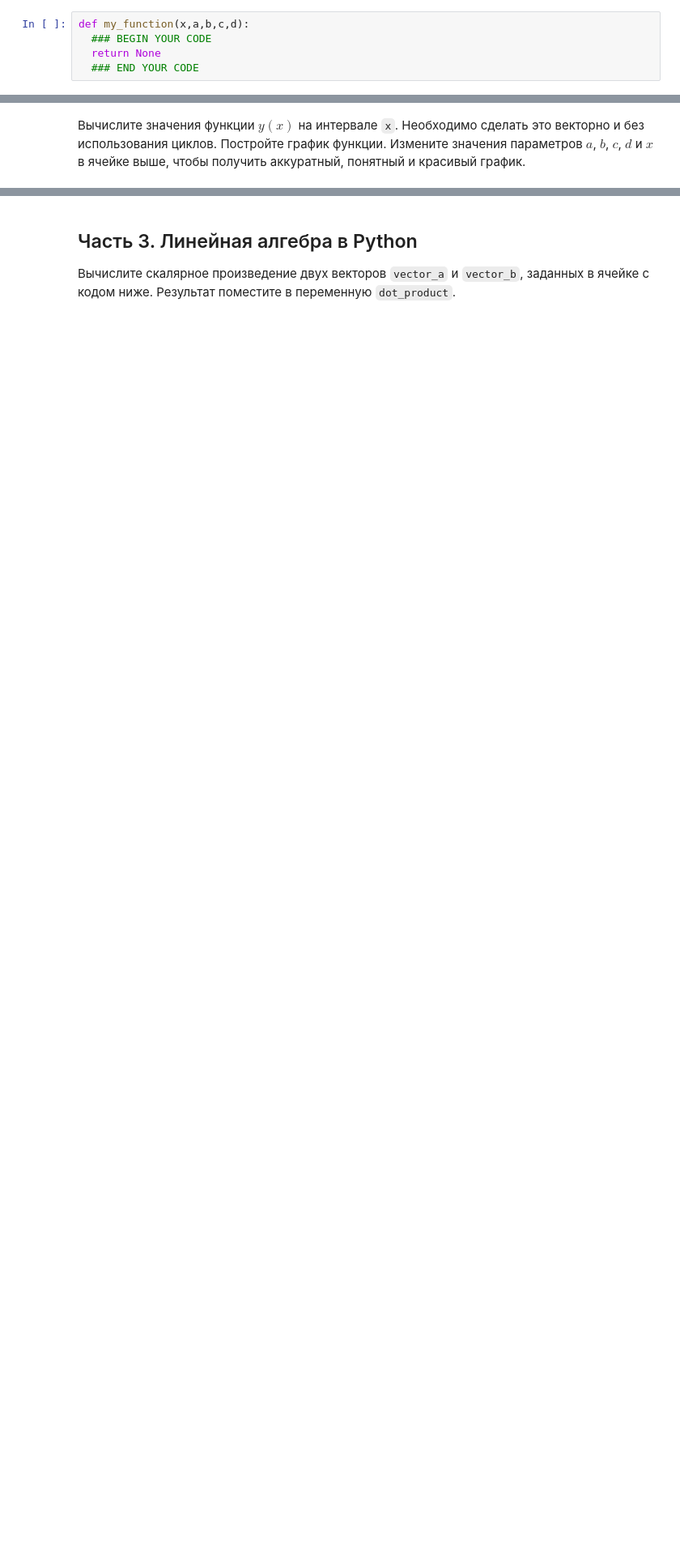
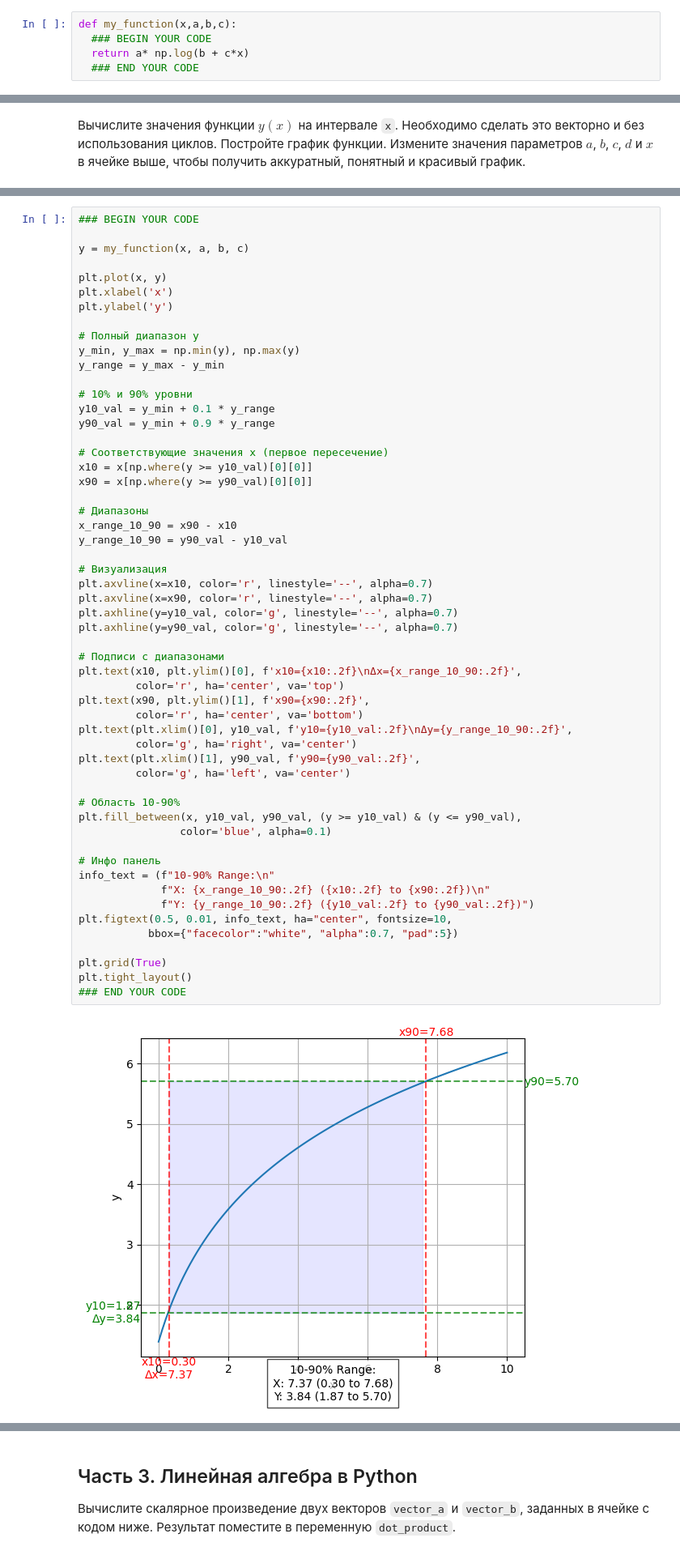
Before and after one commit to necoray/DrawIo, a Jupyter notebook: matplotlib_assignment.ipynb, the cells around one changed output, grey strips where cells are left out. Shown at 81% size. Drawn from its saved outputs; the diff is of its cells as text; blank space fills up the shorter version.

````diff
--- a/matplotlib_assignment.ipynb
+++ b/matplotlib_assignment.ipynb
@@ -50,9 +52,9 @@ def my_function(x,a,b,c,d):
     return a * np.sin(x) ** 2 + b * np.log(x) / np.log(c)
 ```
 # %%
-def my_function(x,a,b,c,d):
+def my_function(x,a,b,c):
   ### BEGIN YOUR CODE
-  return None
+  return a* np.log(b + c*x)
   ### END YOUR CODE
 # %% [markdown]
 Задайте значения для параметров $a$, $b$, $c$, $d$ и укажите диапазон для переменной $x$:
@@ -82,3 +73,60 @@ x = np.linspace(0, 10, 100)
+# %%
+### BEGIN YOUR CODE
+
+y = my_function(x, a, b, c)
+
+plt.plot(x, y)
+plt.xlabel('x')
+plt.ylabel('y')
+
+# Полный диапазон y
+y_min, y_max = np.min(y), np.max(y)
+y_range = y_max - y_min
+
+# 10% и 90% уровни
+y10_val = y_min + 0.1 * y_range
+y90_val = y_min + 0.9 * y_range
+
+# Соответствующие значения x (первое пересечение)
+x10 = x[np.where(y >= y10_val)[0][0]]
+x90 = x[np.where(y >= y90_val)[0][0]]
+
+# Диапазоны
+x_range_10_90 = x90 - x10
+y_range_10_90 = y90_val - y10_val
+
+# Визуализация
+plt.axvline(x=x10, color='r', linestyle='--', alpha=0.7)
+plt.axvline(x=x90, color='r', linestyle='--', alpha=0.7)
+plt.axhline(y=y10_val, color='g', linestyle='--', alpha=0.7)
+plt.axhline(y=y90_val, color='g', linestyle='--', alpha=0.7)
+
+# Подписи с диапазонами
+plt.text(x10, plt.ylim()[0], f'x10={x10:.2f}\nΔx={x_range_10_90:.2f}',
+         color='r', ha='center', va='top')
+plt.text(x90, plt.ylim()[1], f'x90={x90:.2f}',
+         color='r', ha='center', va='bottom')
+plt.text(plt.xlim()[0], y10_val, f'y10={y10_val:.2f}\nΔy={y_range_10_90:.2f}',
+         color='g', ha='right', va='center')
+plt.text(plt.xlim()[1], y90_val, f'y90={y90_val:.2f}',
+         color='g', ha='left', va='center')
+
+# Область 10-90%
+plt.fill_between(x, y10_val, y90_val, (y >= y10_val) & (y <= y90_val),
+                color='blue', alpha=0.1)
+
+# Инфо панель
+info_text = (f"10-90% Range:\n"
+             f"X: {x_range_10_90:.2f} ({x10:.2f} to {x90:.2f})\n"
+             f"Y: {y_range_10_90:.2f} ({y10_val:.2f} to {y90_val:.2f})")
+plt.figtext(0.5, 0.01, info_text, ha="center", fontsize=10,
+           bbox={"facecolor":"white", "alpha":0.7, "pad":5})
+
+plt.grid(True)
+plt.tight_layout()
+### END YOUR CODE
+# %% [output]
+[figure, added]
 # %% [markdown]
 ### Кастомизируйте свой график
 
````
Also changed, not shown: parts of 5 cells of this notebook.
